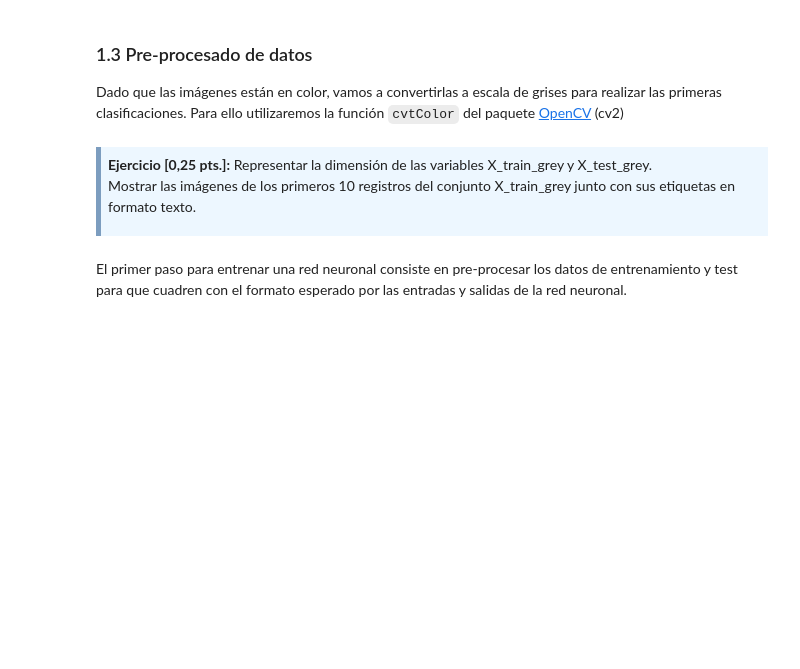
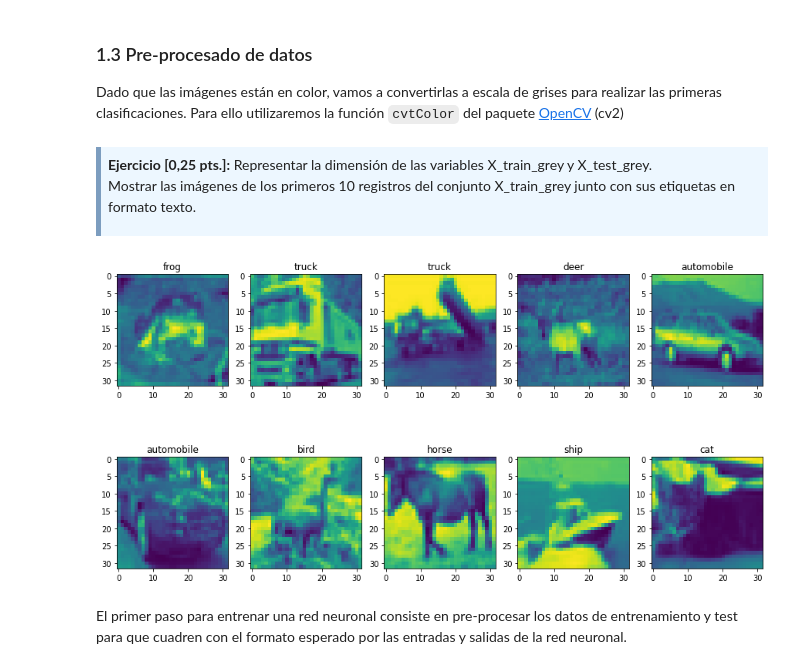
Before and after one commit to mtablado/uoc2022_deeplearning_pec2, a Jupyter notebook: 20212_M2.875_PEC2-mtabladol.ipynb, the cells around one changed output. Cells and saved outputs as stored; diff of their text form; code cells hidden in the pictures; blank space fills up the shorter version.

```diff
--- a/20212_M2.875_PEC2-mtabladol.ipynb
+++ b/20212_M2.875_PEC2-mtabladol.ipynb
@@ -100,3 +121,28 @@ Mostrar las imágenes de los primeros 10 registros del conjunto X_train_grey jun
+# %%
+
+categories = dict({
+      0: 'airplane',
+      1: 'automobile',
+      2: 'bird',
+      3: 'cat',
+      4: 'deer',
+      5: 'dog',
+      6: 'frog',
+      7: 'horse',
+      8: 'ship',
+      9: 'truck',
+  })
+
+f, axarr = plt.subplots(2,5, figsize=(15,8))
+
+n = 0
+for i in range(0,2):
+  for j in range(0,5):
+    axarr[i,j].imshow(X_train_grey[n])
+    axarr[i,j].set_title(categories[y_train[n][0]])
+    n = n +1
+# %% [output]
+[figure, added]
 # %% [markdown]
 El primer paso para entrenar una red neuronal consiste en pre-procesar los datos de entrenamiento y test para que cuadren con el formato esperado por las entradas y salidas de la red neuronal.
 # %% [markdown]
```
Also changed, not shown: parts of 5 cells of this notebook.
